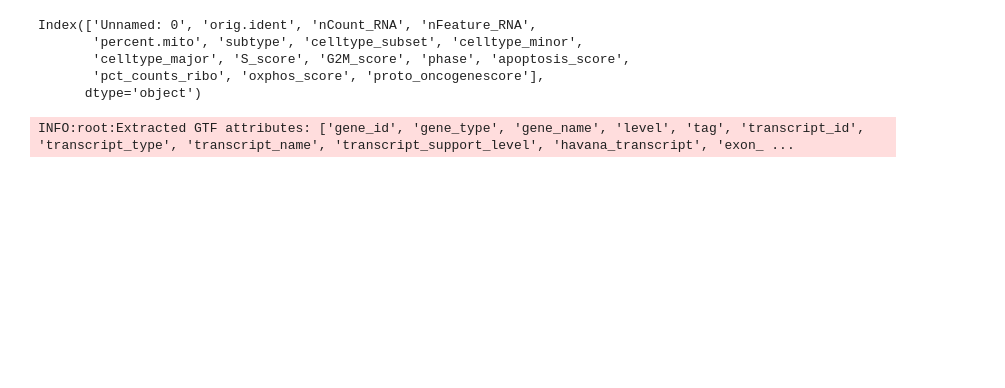
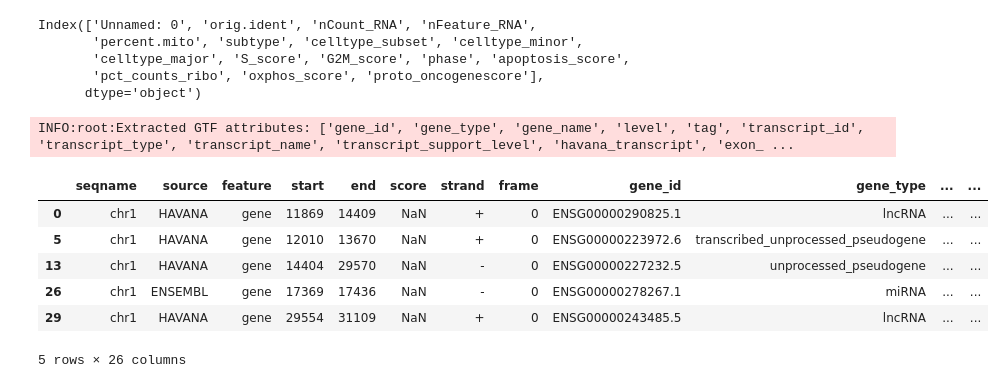
Before and after one commit to oliverraj/interpretable-machine-learning-oncology, a Jupyter notebook: notebooks/GSE176078.ipynb, the cells around one changed output. Drawn from its saved outputs; the diff is of its cells as text; code cells hidden in the pictures; blank space fills up the shorter version.

```diff
--- a/notebooks/GSE176078.ipynb
+++ b/notebooks/GSE176078.ipynb
@@ -231,20 +277,16 @@ Index(['Unnamed: 0', 'orig.ident', 'nCount_RNA', 'nFeature_RNA',
        'celltype_major', 'S_score', 'G2M_score', 'phase', 'apoptosis_score',
        'pct_counts_ribo', 'oxphos_score', 'proto_oncogenescore'],
       dtype='object')
-# %%
-# gtf_url = "https://ftp.ebi.ac.uk/pub/databases/gencode/Gencode_human/release_44/gencode.v44.annotation.gtf.gz"
-# gtf_file = "gencode.v44.annotation.gtf.gz"
-
-# if not os.path.exists(gtf_file):
-#     print("📥 Downloading GTF file...")
-#     urllib.request.urlretrieve(gtf_url, gtf_file)
-# else:
-#     print("✅ GTF file already exists.")
-
-# Load and filter for gene info
-gtf = read_gtf(f"""{assets}gencode.v44.annotation.gtf.gz""").to_pandas()
-genes = gtf[gtf["feature"] == "gene"]
-gene_pos = genes[["gene_name", "seqname", "start", "end"]].drop_duplicates()
-gene_pos.columns = ["gene", "chromosome", "start", "end"]
-# %% [output]
-INFO:root:Extracted GTF attributes: ['gene_id', 'gene_type', 'gene_name', 'level', 'tag', 'transcript_id', 'transcript_type', 'transcript_name', 'transcript_support_level', 'havana_transcript', 'exon_ ...
+# %%
+gtf = read_gtf(f"""{assets}gencode.v44.annotation.gtf.gz""").to_pandas()
+genes = gtf[gtf["feature"] == "gene"]
+genes.head()
+# %% [output]
+INFO:root:Extracted GTF attributes: ['gene_id', 'gene_type', 'gene_name', 'level', 'tag', 'transcript_id', 'transcript_type', 'transcript_name', 'transcript_support_level', 'havana_transcript', 'exon_ ...
+|  | seqname | source | feature | start | end | score | strand | frame | gene_id | gene_type | ... | ... |
+| 0 | chr1 | HAVANA | gene | 11869 | 14409 | NaN | + | 0 | ENSG00000290825.1 | lncRNA | ... | ... |
+| 5 | chr1 | HAVANA | gene | 12010 | 13670 | NaN | + | 0 | ENSG00000223972.6 | transcribed_unprocessed_pseudogene | ... | ... |
+| 13 | chr1 | HAVANA | gene | 14404 | 29570 | NaN | - | 0 | ENSG00000227232.5 | unprocessed_pseudogene | ... | ... |
+| 26 | chr1 | ENSEMBL | gene | 17369 | 17436 | NaN | - | 0 | ENSG00000278267.1 | miRNA | ... | ... |
+| 29 | chr1 | HAVANA | gene | 29554 | 31109 | NaN | + | 0 | ENSG00000243485.5 | lncRNA | ... | ... |
+5 rows × 26 columns
```
Also changed, not shown: parts of 30 cells of this notebook.
